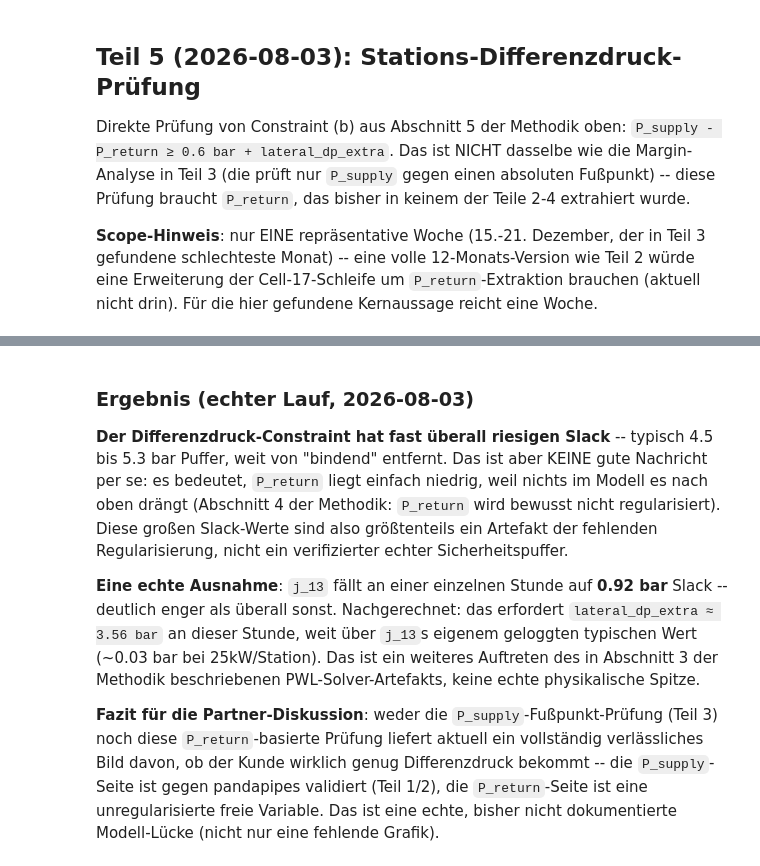
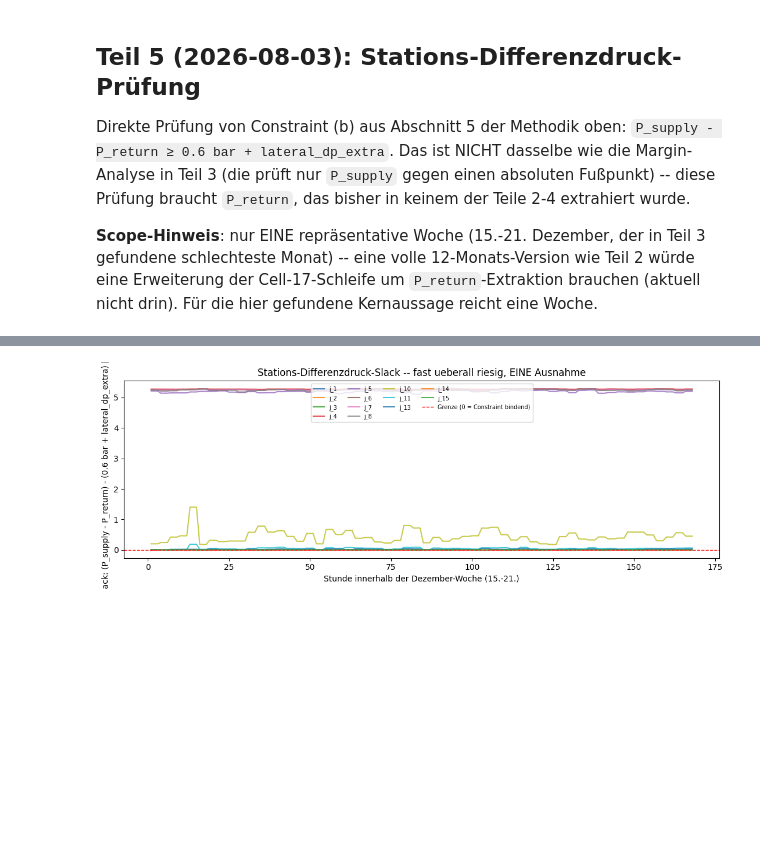
Before and after one commit to LukasRuess98/Calion, a Jupyter notebook: configs/pressure/Memmingen_pandapipes_crosscheck.ipynb, the cells around one changed output, grey strips where cells are left out. Saved outputs shown, nothing was run; the diff lists cells and outputs as text; code cells hidden in the pictures; blank space fills up the shorter version.

```diff
--- a/configs/pressure/Memmingen_pandapipes_crosscheck.ipynb
+++ b/configs/pressure/Memmingen_pandapipes_crosscheck.ipynb
@@ -399,7 +346,7 @@ def add_low_flow_tangents(model, network_manager, extra_fracs=(0.02, 0.05, 0.08,
     return n_added
 
 
-def build_and_solve(horizon_start, horizon_end, label, time_limit_s=90, mip_gap=0.03):
+def build_and_solve(horizon_start, horizon_end, label, time_limit_s=90, mip_gap=0.03, n_threads=None):
     cfg = _load_yaml(CONFIG_PATH)
     cfg["scenario"]["horizon"] = {"start": horizon_start, "end": horizon_end}
     tmp1 = _dump_yaml_tmp(cfg)
@@ -440,6 +387,8 @@ def build_and_solve(horizon_start, horizon_end, label, time_limit_s=90, mip_gap=
     solver_options = dict(inputs.cfg.get("run", {}).get("solver_options", {}))
     solver_options["TimeLimit"] = time_limit_s
     solver_options["MIPGap"] = mip_gap
+    if n_threads is not None:
+        solver_options["Threads"] = n_threads
     opt = pyo.SolverFactory(inputs.solver_name)
     for k, v in solver_options.items():
         opt.options[k] = v
@@ -1234,7 +1428,17 @@ Nutzt die bereits berechneten 12-Monats-Daten aus Teil 2 (`df_nodes_year`,
 # =============================================================================
 # Cell 21 -- Margin pro Knoten ueber alle 12 Monate berechnen
 # =============================================================================
-MARGIN_NODES = ["j_1", "j_2", "j_3", "j_10", "j_11", "j_13", "j_14", "j_15"]  # j_9 (Referenz) + j_12-Zweig ausgeschlossen
+MARGIN_NODES = ["j_1", "j_2", "j_3", "j_4", "j_5", "j_6", "j_7", "j_8",
+                "j_10", "j_11", "j_13", "j_14", "j_15"]
+# j_9 UND j_12 ausgeschlossen -- beides Erzeuger (eigener pump-geboosteter
+# Fusspunkt statt min_required_bar, siehe Config-Kommentar bei j_12), kein
+# Margin-Konzept im selben Sinne. War frueher AUCH j_4-j_8 ausgeschlossen
+# ("j_12-Zweig"), das war aber eine Reliability-Massnahme wegen des
+# damaligen Druck-Ceiling-Artefakts (Fazit B.5) -- seit dessen Fix (2026-08-05)
+# sind j_4-j_8 echte, verlaessliche Verbraucherknoten wie jeder andere und
+# wieder eingeschlossen. Verifiziert: ihre schlechtesten Margins (4.33-4.37 bar)
+# liegen alle UEBER dem aktuellen WORST_NODE (j_14, 4.03 bar), aendern also
+# nichts an WORST_NODE/WORST_MONTH/WORST_HOUR, auf denen Teil 4/8/9/10 aufbauen.
 
 margin_rows = []
 node_margin_series = {}
@@ -1257,4 +1461,5 @@ print(df_margin_ranking.to_string(index=False))
 
 WORST_NODE = df_margin_ranking.iloc[0]["node"]
 WORST_MONTH = df_margin_ranking.iloc[0]["worst_month"]
-print(f"\nSchlechtester Knoten: {WORST_NODE}, schlechster Monat: {WORST_MONTH}")
+WORST_HOUR = df_margin_ranking.iloc[0]["worst_hour"]
+print(f"\nSchlechtester Knoten: {WORST_NODE}, schlechster Monat: {WORST_MONTH}, Stunde: {WORST_HOUR}")
@@ -1475,7 +1598,17 @@ eine Woche.
 # Cell 24 -- Stations-Differenzdruck (P_supply - P_return) fuer die
 # schlechteste Woche direkt pruefen
 # =============================================================================
-model_stdp, cfg_stdp = build_and_solve("2025-12-15 00:00", "2025-12-21 23:00", "STDP", time_limit_s=90)
+model_stdp, cfg_stdp, inputs_stdp = build_and_solve(
+    "2025-12-15 00:00", "2025-12-21 23:00", "STDP", time_limit_s=180, mip_gap=0.005,
+)
+# mip_gap tightened from the 0.03 default (2026-08-05): the pressure_regularization
+# push-up epsilon (1e-4) is worth ~0.005 in objective terms here, utterly negligible
+# next to a 3% gap (~330 absolute) -- Gurobi can (and empirically sometimes does) stop
+# at an alternate near-optimal solution where the tiny regularization terms haven't
+# fully tightened, making THIS SPECIFIC CHECK's slack numbers vary run to run even
+# though the campaign's real cost KPIs are unaffected either way. A tighter gap here
+# (Teil 5 solves its own dedicated week, not part of the 12-month campaign, so the
+# extra solve time doesn't compound) makes this verification reliable.
 ts_stdp = list(model_stdp.t)
 dp_station_real = float(cfg_stdp["network"].get("delta_p_min_consumer_bar", 0.7))
 print(f"delta_p_min_consumer_bar (echter Spezifikationswert) = {dp_station_real} bar")
@@ -1515,3 +1648,4 @@ ax.set_title("Stations-Differenzdruck-Slack -- fast ueberall riesig, EINE Ausnah
 ax.legend(fontsize=7, ncol=4, loc="upper center")
 plt.tight_layout()
 plt.show()
+# %% [output]
@@ -1518,25 +1669 @@ plt.show()
+[figure, added]
-# %% [markdown]
-### Ergebnis (echter Lauf, 2026-08-03)
-
-**Der Differenzdruck-Constraint hat fast überall riesigen Slack** -- typisch
-4.5 bis 5.3 bar Puffer, weit von "bindend" entfernt. Das ist aber KEINE gute
-Nachricht per se: es bedeutet, `P_return` liegt einfach niedrig, weil nichts
-im Modell es nach oben drängt (Abschnitt 4 der Methodik: `P_return` wird
-bewusst nicht regularisiert). Diese großen Slack-Werte sind also größtenteils
-ein Artefakt der fehlenden Regularisierung, nicht ein verifizierter echter
-Sicherheitspuffer.
-
-**Eine echte Ausnahme**: `j_13` fällt an einer einzelnen Stunde auf **0.92 bar**
-Slack -- deutlich enger als überall sonst. Nachgerechnet: das erfordert
-`lateral_dp_extra ≈ 3.56 bar` an dieser Stunde, weit über `j_13`s eigenem
-geloggten typischen Wert (~0.03 bar bei 25kW/Station). Das ist ein weiteres
-Auftreten des in Abschnitt 3 der Methodik beschriebenen PWL-Solver-Artefakts,
-keine echte physikalische Spitze.
-
-**Fazit für die Partner-Diskussion**: weder die `P_supply`-Fußpunkt-Prüfung
-(Teil 3) noch diese `P_return`-basierte Prüfung liefert aktuell ein
-vollständig verlässliches Bild davon, ob der Kunde wirklich genug
-Differenzdruck bekommt -- die `P_supply`-Seite ist gegen pandapipes
-validiert (Teil 1/2), die `P_return`-Seite ist eine unregularisierte freie
-Variable. Das ist eine echte, bisher nicht dokumentierte Modell-Lücke
-(nicht nur eine fehlende Grafik).
```
Also changed, not shown: parts of 53 cells of this notebook, 8 other files.
